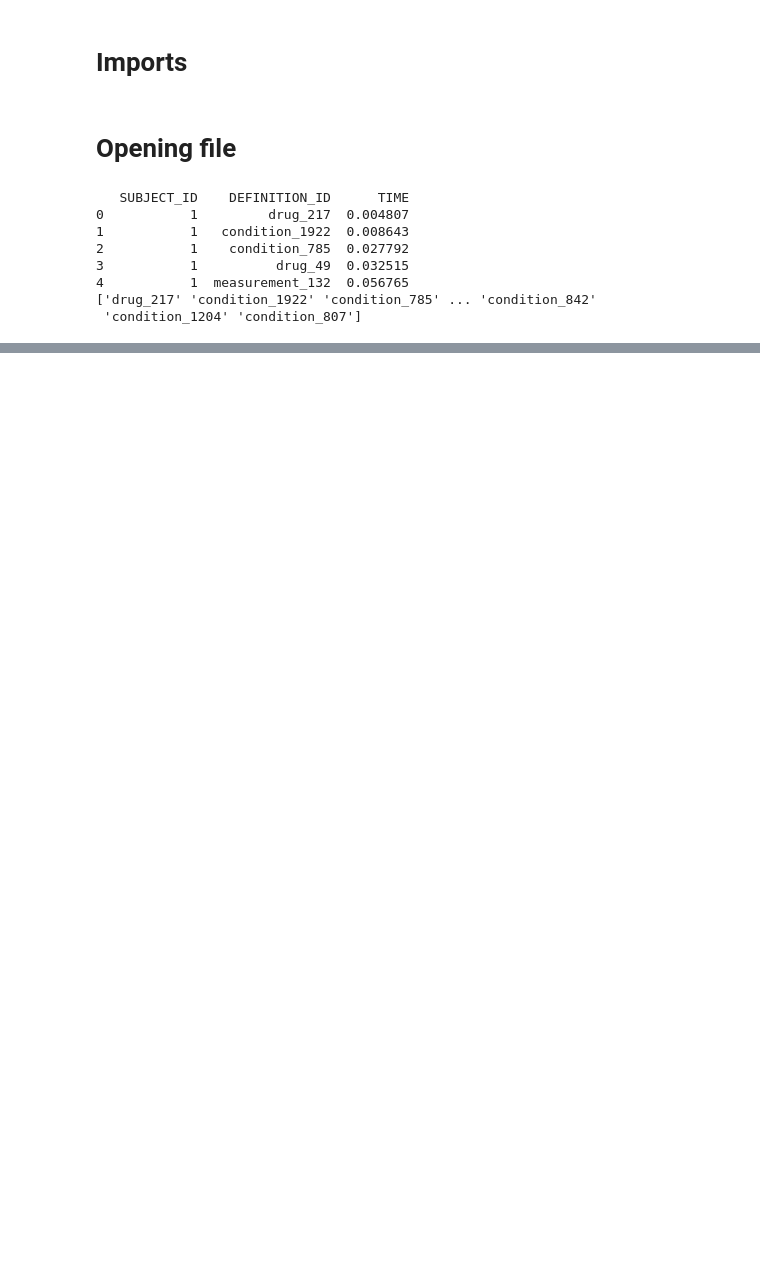
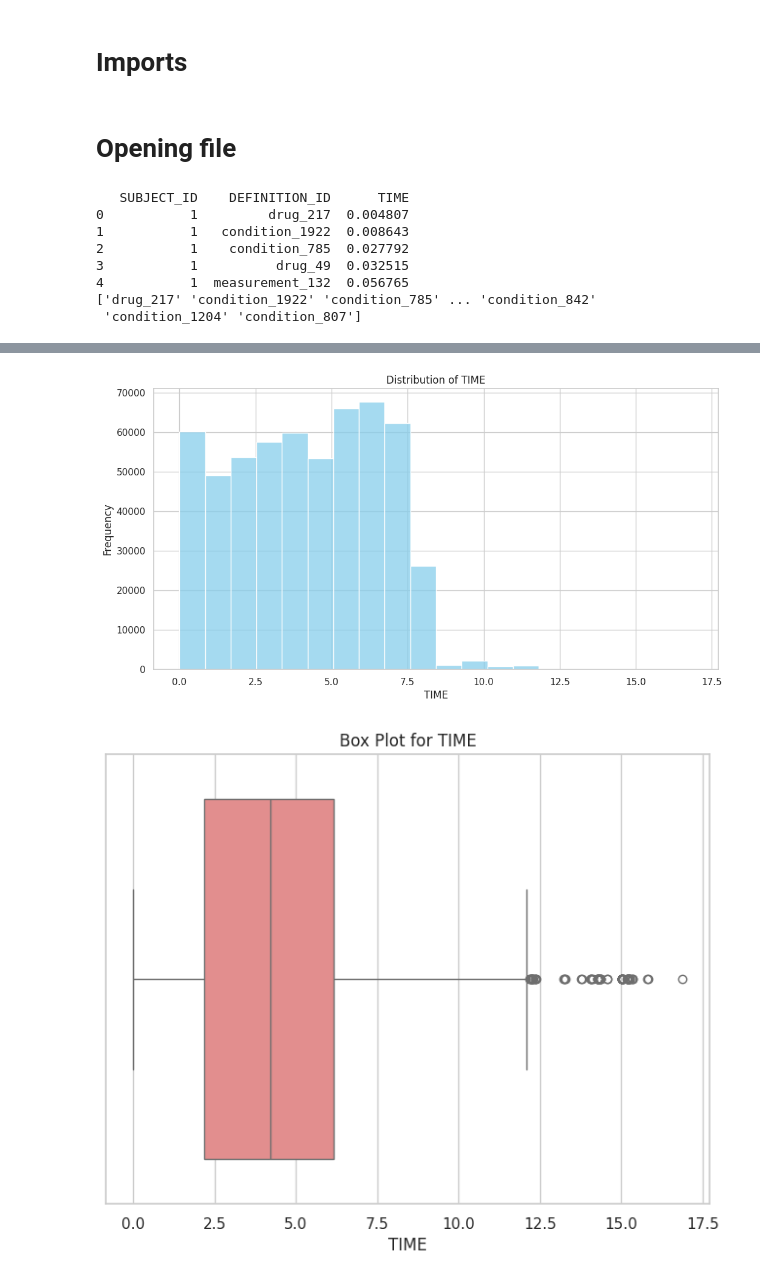
Before and after one commit to monthenry/lung-cancer-survival-prediction, a Jupyter notebook: data-exploration.ipynb, the cells around one changed output, grey strips where cells are left out. Cells and saved outputs as stored; diff of their text form; code cells hidden in the pictures; blank space fills up the shorter version.

```diff
--- a/data-exploration.ipynb
+++ b/data-exploration.ipynb
@@ -22,0 +77,21 @@ print(df['DEFINITION_ID'].unique())
+# %%
+# Set the style for seaborn
+sns.set(style="whitegrid")
+
+# Plotting the distribution of 'TIME' using a histogram
+plt.figure(figsize=(12, 6))
+sns.histplot(df['TIME'], bins=20, kde=False, color='skyblue')
+plt.title('Distribution of TIME')
+plt.xlabel('TIME')
+plt.ylabel('Frequency')
+plt.show()
+
+# Plotting a box plot for 'TIME'
+plt.figure(figsize=(8, 6))
+sns.boxplot(x=df['TIME'], color='lightcoral')
+plt.title('Box Plot for TIME')
+plt.xlabel('TIME')
+plt.show()
+# %% [output]
+[figure, added]
+[figure, added]
```
Also changed, not shown: parts of 4 cells of this notebook, 4 other files.
